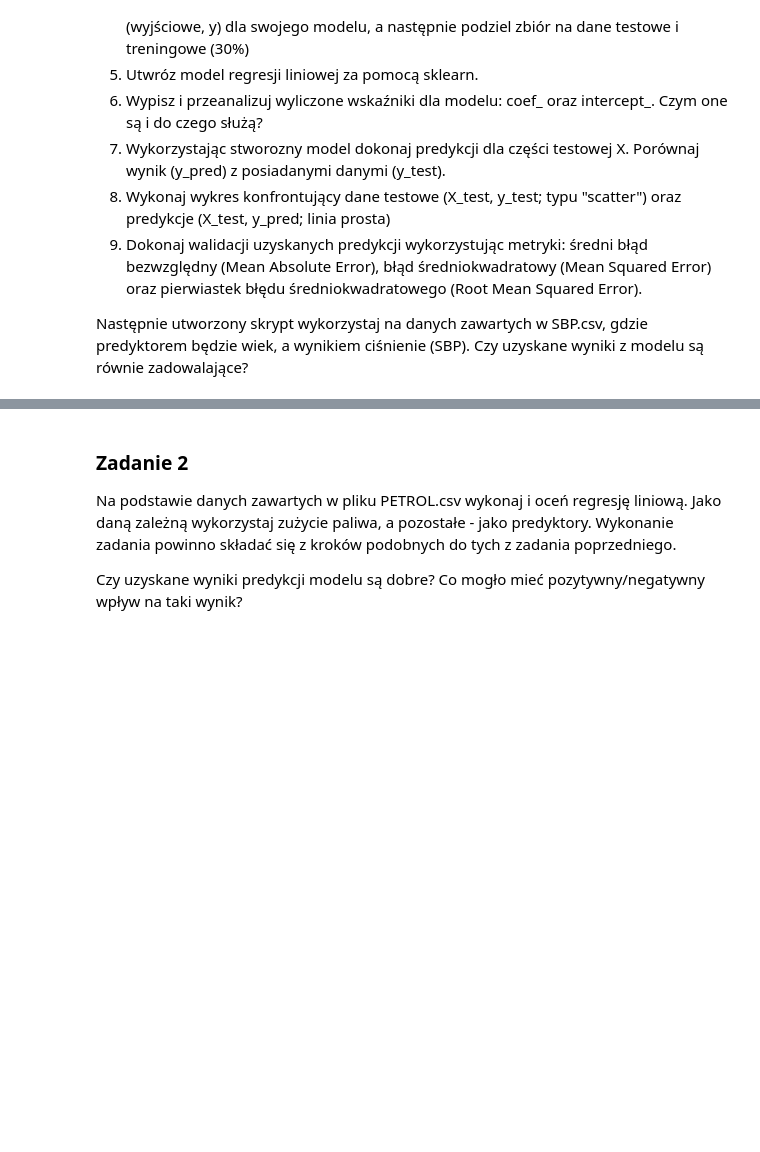
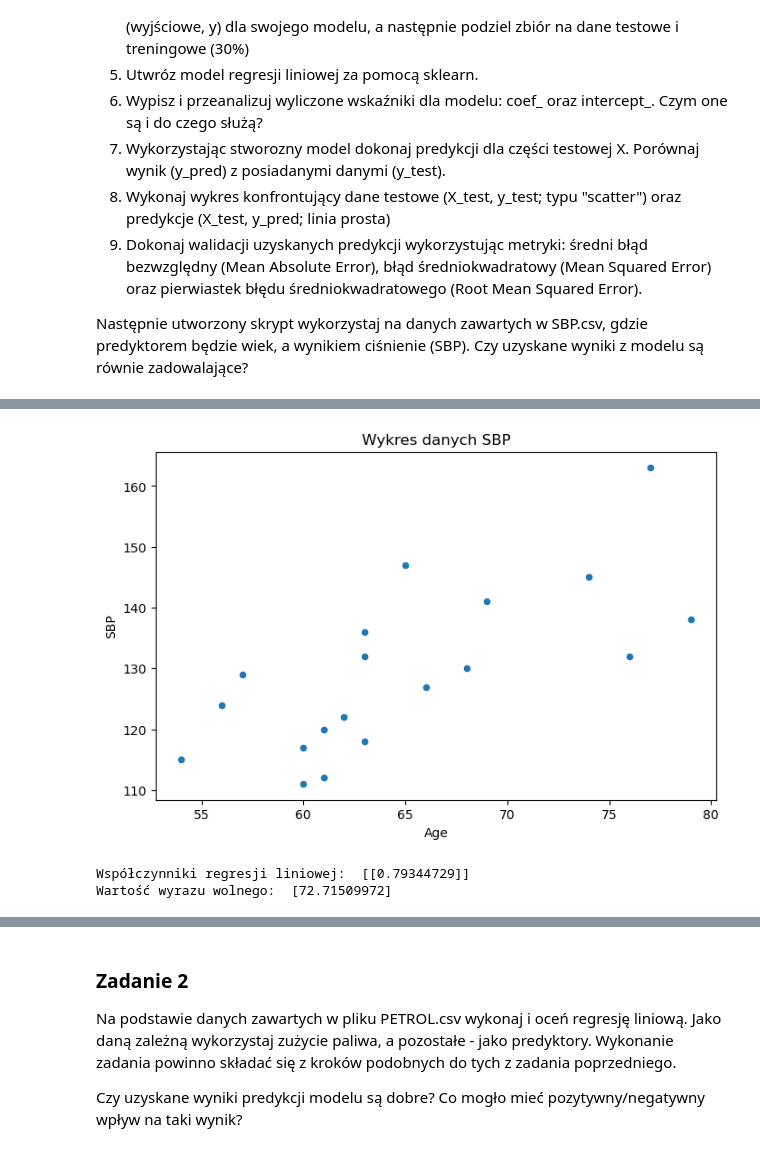
Before and after one commit to Michal-Szmuksta-AGH/Michal_Szmuksta, a Jupyter notebook: L7_Michał_Szmuksta/Modele Liniowe - zadania.ipynb, the cells around one changed output, grey strips where cells are left out. Saved outputs shown, nothing was run; the diff lists cells and outputs as text; code cells hidden in the pictures; blank space fills up the shorter version.

```diff
--- a/L7_Michał_Szmuksta/Modele Liniowe - zadania.ipynb
+++ b/L7_Michał_Szmuksta/Modele Liniowe - zadania.ipynb
@@ -41,0 +167,5 @@ Następnie utworzony skrypt wykorzystaj na danych zawartych w SBP.csv, gdzie pre
+# %%
+# 2. Odczytanie danych z pliku
+
+Sbp = pd.read_csv('SBP.csv')
+Sbp
@@ -41,0 +190,9 @@ Następnie utworzony skrypt wykorzystaj na danych zawartych w SBP.csv, gdzie pre
+# %%
+# 3. Wstępna wizualizacja danych
+
+fig, ax = plt.subplots(figsize=(8, 5))
+Sbp.plot.scatter(ax = ax, x = 'Age', y='SBP')
+plt.title('Wykres danych SBP')
+plt.show()
+# %% [output]
+[figure, added]
@@ -41,0 +211,10 @@ Następnie utworzony skrypt wykorzystaj na danych zawartych w SBP.csv, gdzie pre
+# %%
+# 6. Wypisanie wskaźników coeff_ oraz intercept_
+
+coef = regr.coef_
+print('Współczynniki regresji liniowej: ',coef)
+intercept = regr.intercept_
+print('Wartość wyrazu wolnego: ', intercept)
+# %% [output]
+Współczynniki regresji liniowej:  [[0.79344729]]
+Wartość wyrazu wolnego:  [72.71509972]
```
Also changed, not shown: parts of 64 cells of this notebook, 3 other files.
